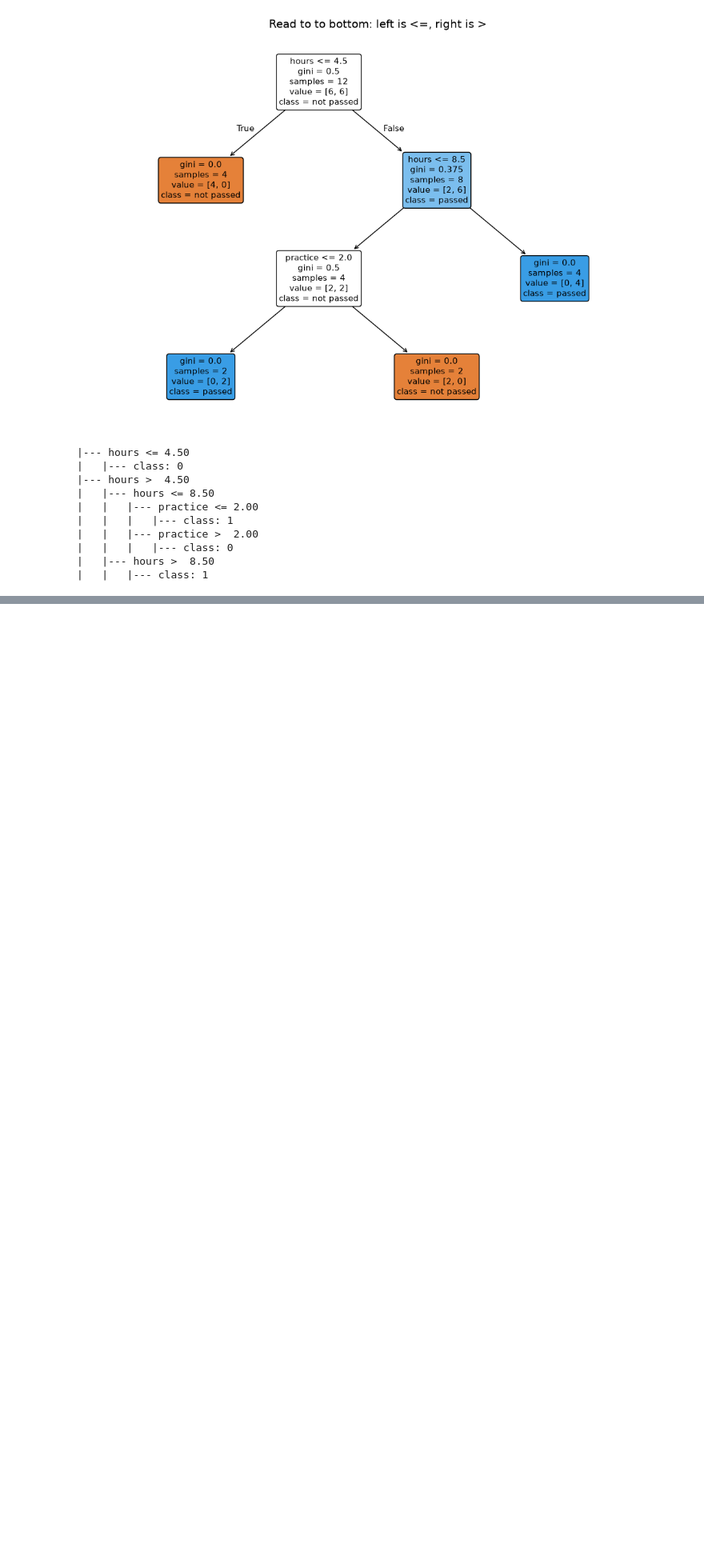
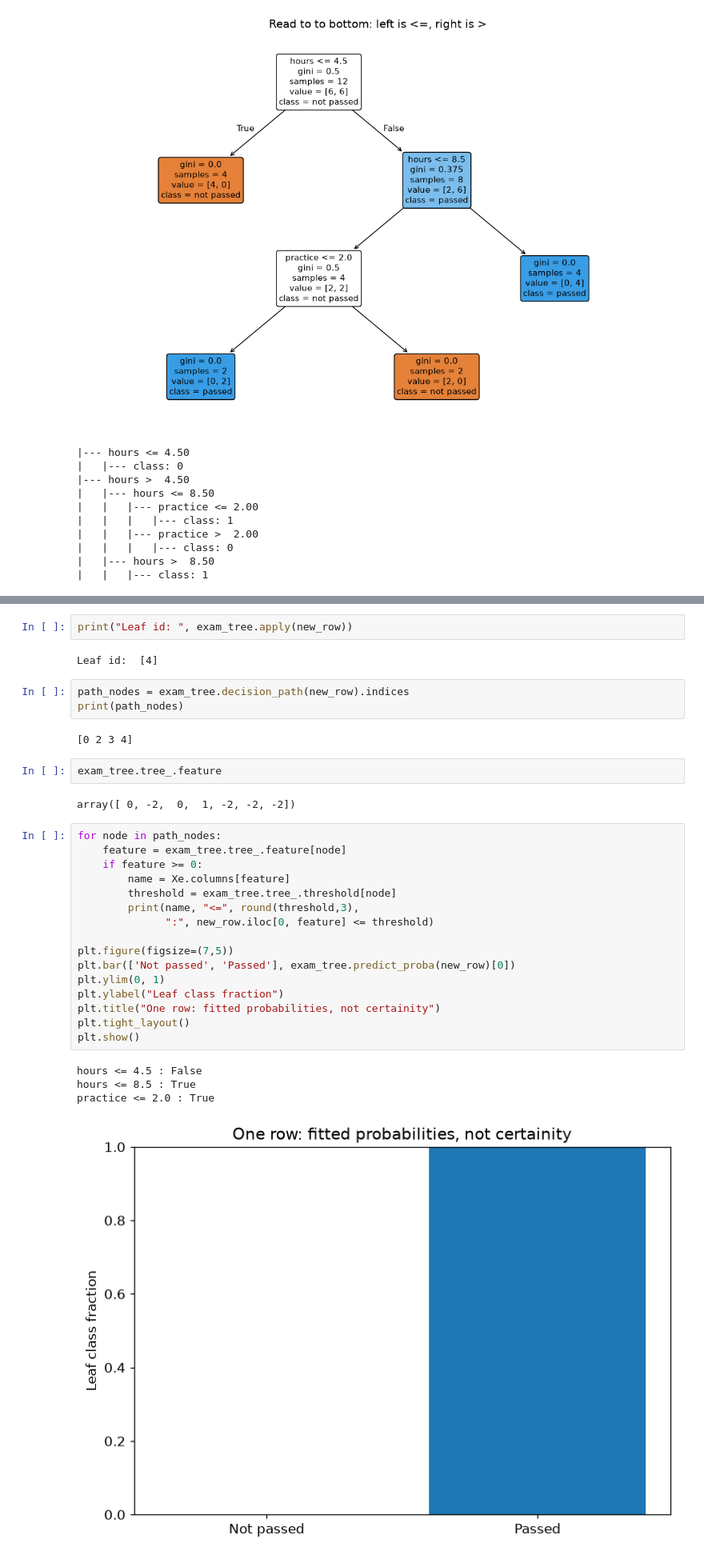
Before and after one commit to optimizer-step/scikit-learn-masterclass, a Jupyter notebook: notebooks/ch09_decision_tree.ipynb, the cells around one changed output, grey strips where cells are left out. Shown at 80% size. Drawn from its saved outputs; the diff is of its cells as text; blank space fills up the shorter version.

```diff
--- a/notebooks/ch09_decision_tree.ipynb
+++ b/notebooks/ch09_decision_tree.ipynb
@@ -262,0 +302,34 @@ print(export_text(exam_tree, feature_names = list(Xe.columns)))
+# %%
+print("Leaf id: ", exam_tree.apply(new_row))
+# %% [output]
+Leaf id:  [4]
+# %%
+path_nodes = exam_tree.decision_path(new_row).indices
+print(path_nodes)
+# %% [output]
+[0 2 3 4]
+# %%
+exam_tree.tree_.feature
+# %% [output]
+array([ 0, -2,  0,  1, -2, -2, -2])
+# %%
+for node in path_nodes:
+    feature = exam_tree.tree_.feature[node]
+    if feature >= 0:
+        name = Xe.columns[feature]
+        threshold = exam_tree.tree_.threshold[node]
+        print(name, "<=", round(threshold,3),
+              ":", new_row.iloc[0, feature] <= threshold)
+
+plt.figure(figsize=(7,5))
+plt.bar(['Not passed', 'Passed'], exam_tree.predict_proba(new_row)[0])
+plt.ylim(0, 1)
+plt.ylabel("Leaf class fraction")
+plt.title("One row: fitted probabilities, not certainity")
+plt.tight_layout()
+plt.show()
+# %% [output]
+hours <= 4.5 : False
+hours <= 8.5 : True
+practice <= 2.0 : True
+[figure, added]
```
Also changed, not shown: parts of 23 cells of this notebook, 2 other files.
